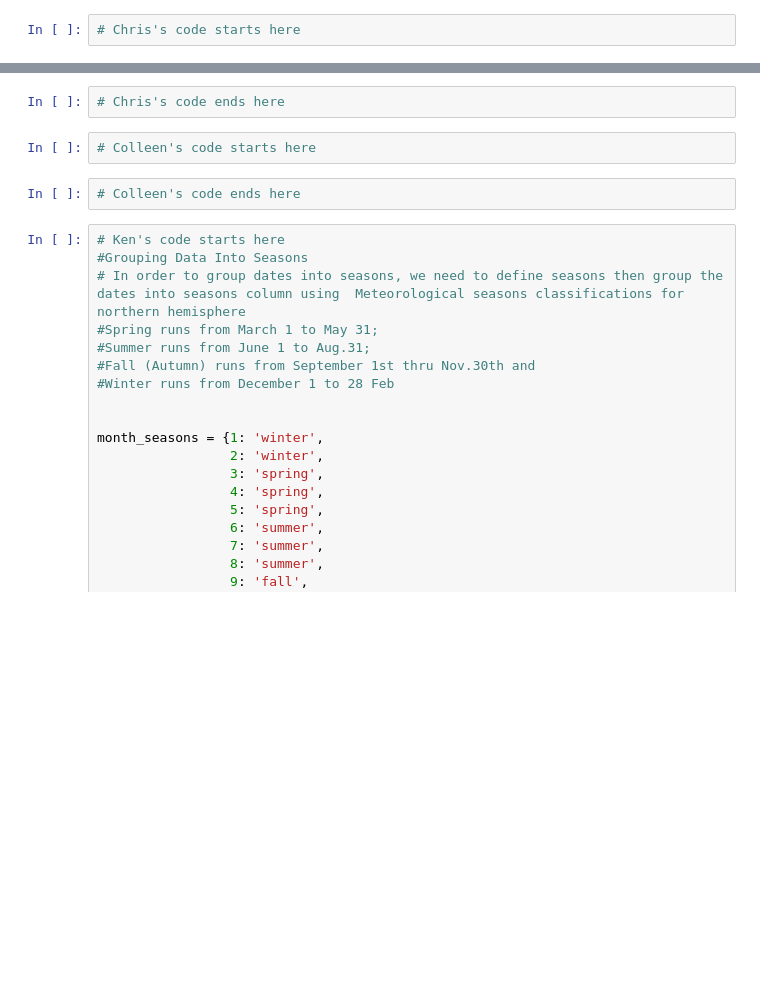
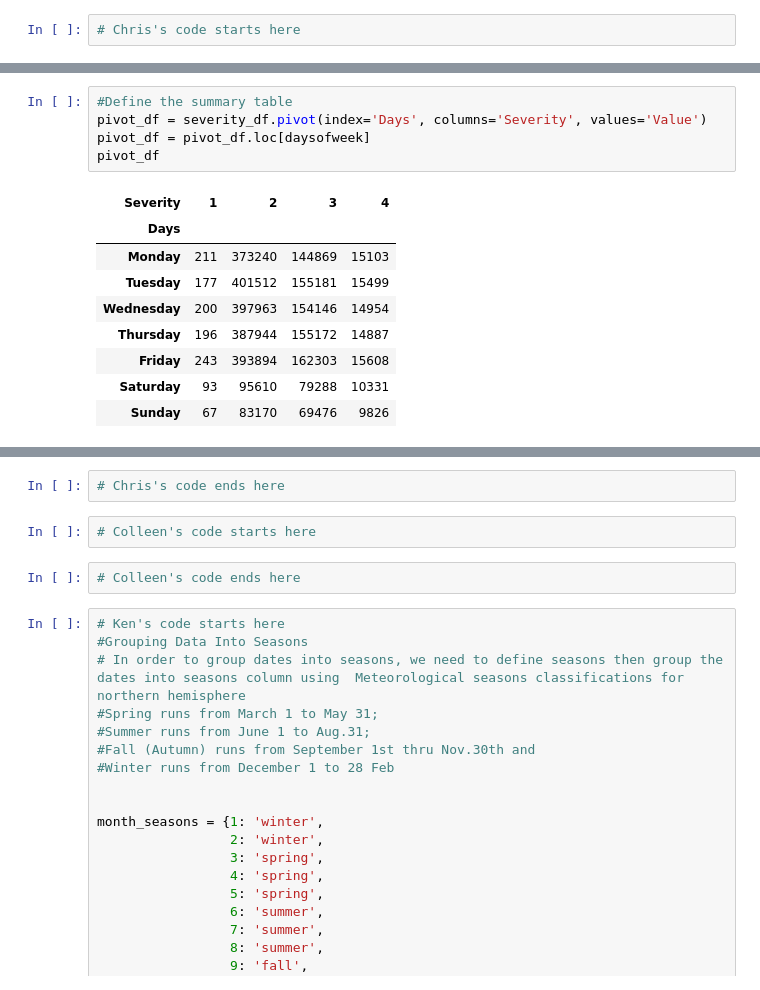
Before and after one commit to colleen547/Team-5---Project-1, a Jupyter notebook: main.ipynb, the cells around one changed output, grey strips where cells are left out. Drawn from its saved outputs; the diff is of its cells as text; blank space fills up the shorter version.

```diff
--- a/main.ipynb
+++ b/main.ipynb
@@ -32,0 +93,15 @@ plotdata.set_ylabel("Number of Accidents")
+# %%
+#Define the summary table
+pivot_df = severity_df.pivot(index='Days', columns='Severity', values='Value')
+pivot_df = pivot_df.loc[daysofweek]
+pivot_df
+# %% [output]
+| Severity | 1 | 2 | 3 | 4 |
+| Days |  |  |  |  |
+| Monday | 211 | 373240 | 144869 | 15103 |
+| Tuesday | 177 | 401512 | 155181 | 15499 |
+| Wednesday | 200 | 397963 | 154146 | 14954 |
+| Thursday | 196 | 387944 | 155172 | 14887 |
+| Friday | 243 | 393894 | 162303 | 15608 |
+| Saturday | 93 | 95610 | 79288 | 10331 |
+| Sunday | 67 | 83170 | 69476 | 9826 |
```
Also changed, not shown: parts of 7 cells of this notebook.
